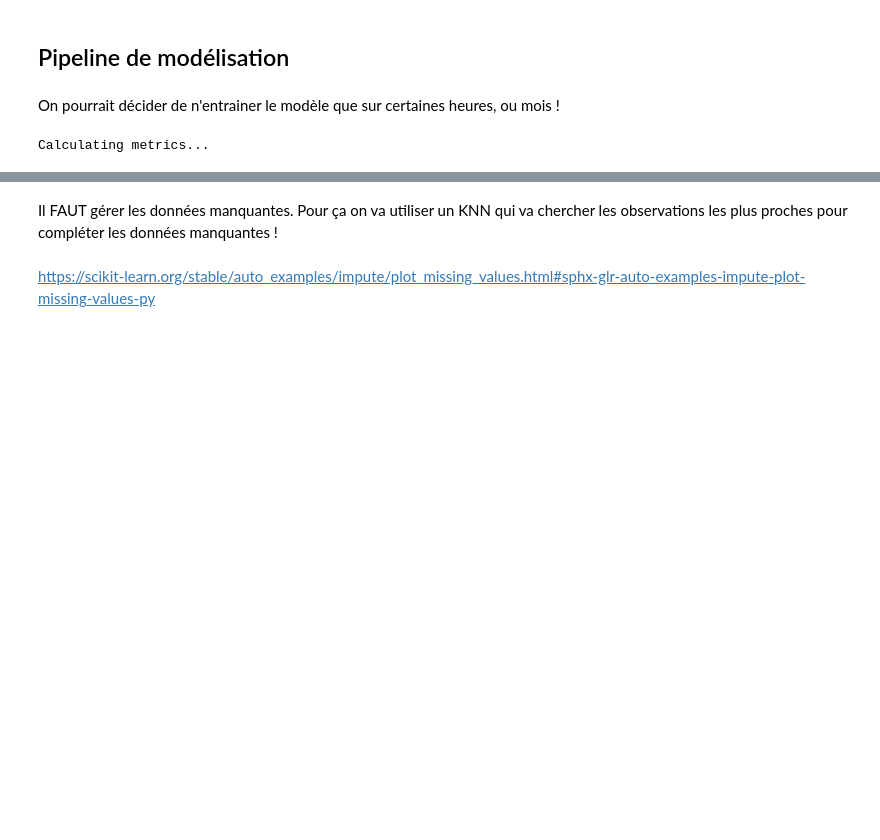
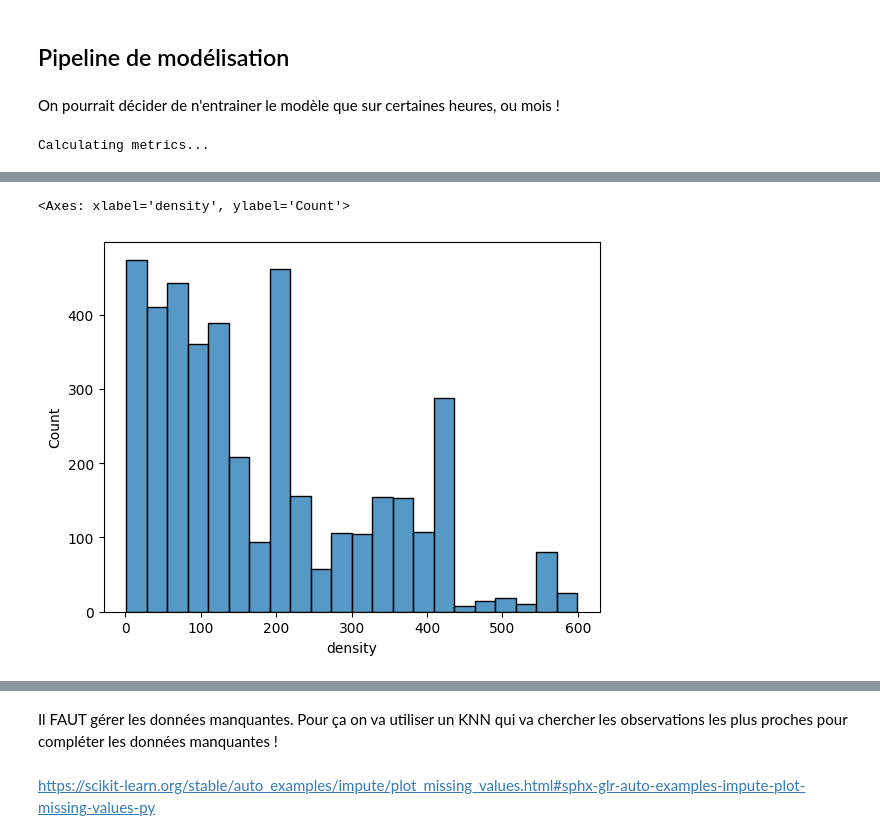
Before and after one commit to juldpnt/fil-rouge-pollinisateurs, a Jupyter notebook: notebooks/model_setup.ipynb, the cells around one changed output, grey strips where cells are left out. Saved outputs shown, nothing was run; the diff lists cells and outputs as text; code cells hidden in the pictures; blank space fills up the shorter version.

```diff
--- a/notebooks/model_setup.ipynb
+++ b/notebooks/model_setup.ipynb
@@ -87,3 +93,11 @@ Calculating metrics...
+# %%
+# select only rows where the density is lower than 600
+
+df_transformed = df_transformed[df_transformed["density"] < 600].copy()
+sns.histplot(df_transformed["density"])
+# %% [output]
+<Axes: xlabel='density', ylabel='Count'>
+[figure, added]
 # %%
 from models.preprocessors import HourToCos, DateToJulian, split_in_dummies
 
```
Also changed, not shown: parts of 12 cells of this notebook, 6 other files.
